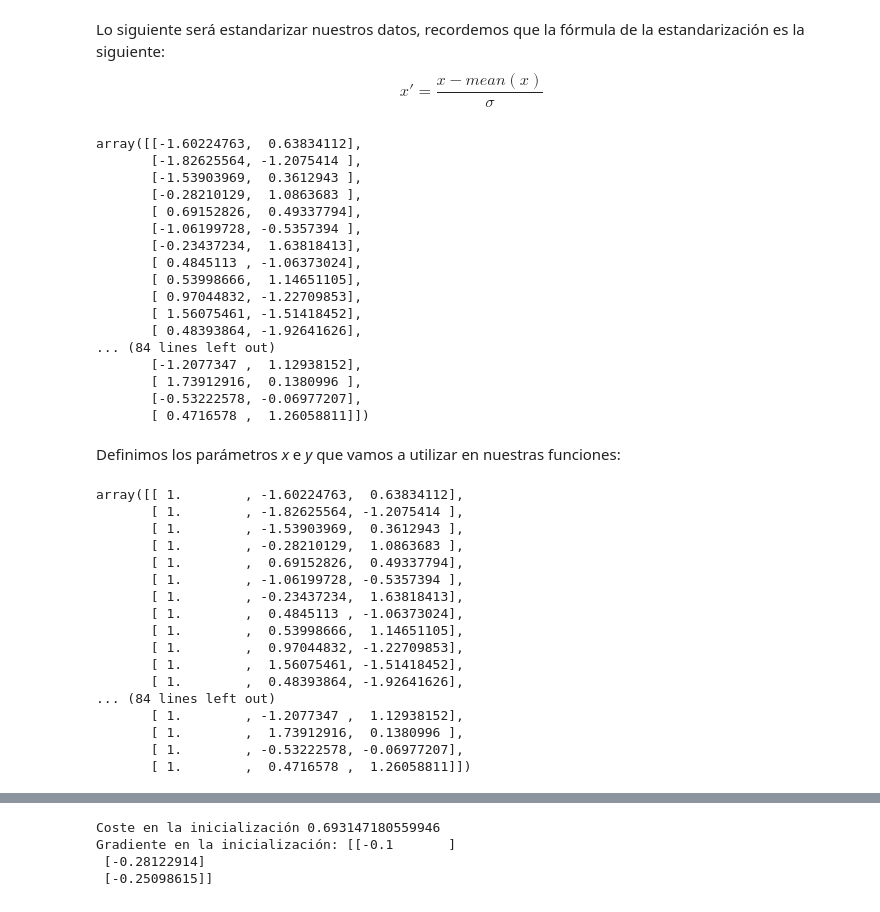
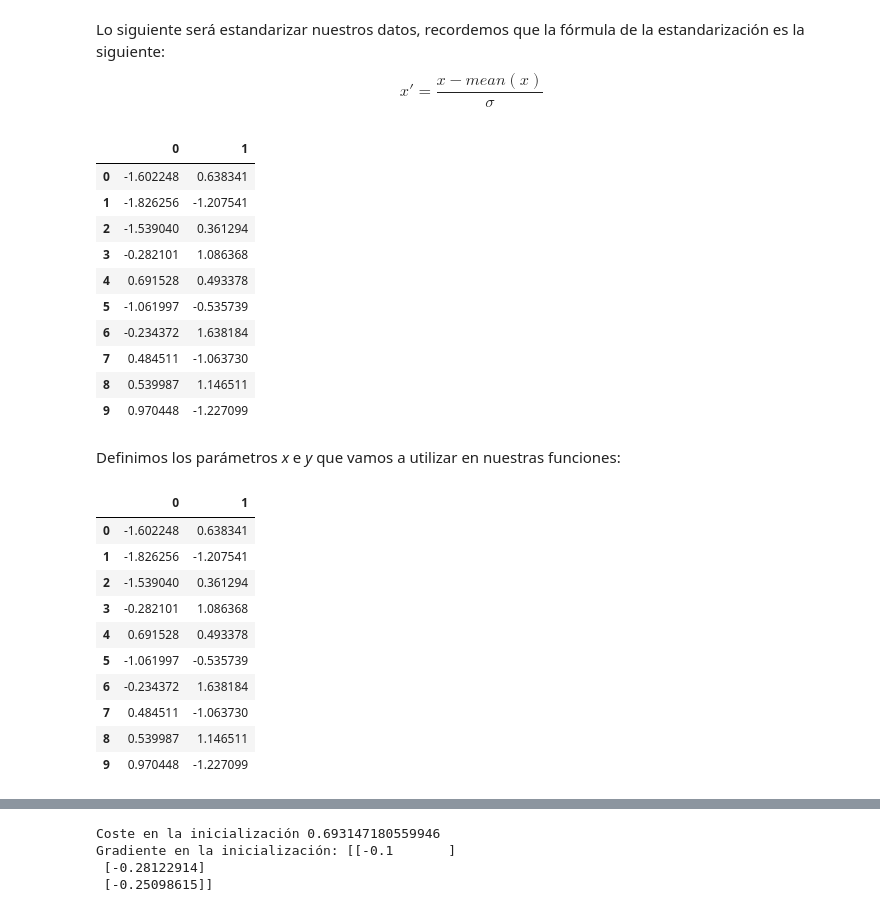
Before and after one commit to jlopezgaldon/machine_learning, a Jupyter notebook: lab01/notebooks/00_Gradient_Descent.ipynb, the cells around one changed output, grey strips where cells are left out. Drawn from its saved outputs; the diff is of its cells as text; code cells hidden in the pictures.

```diff
--- a/lab01/notebooks/00_Gradient_Descent.ipynb
+++ b/lab01/notebooks/00_Gradient_Descent.ipynb
@@ -217,31 +229,26 @@ $$x' = \frac{x - mean(x)}{\sigma}$$
 # %%
     # Calculamos la media
 media = np.mean(puntuaciones, axis = 0)
 
     # Calculamos la desviación
 desviacion = np.std(puntuaciones, axis = 0)
 
     # Realizamos el cálculo
 puntuaciones = (puntuaciones - media) / desviacion
-puntuaciones
+
+mostrar10(puntuaciones)
 # %% [output]
-array([[-1.60224763,  0.63834112],
-       [-1.82625564, -1.2075414 ],
-       [-1.53903969,  0.3612943 ],
-       [-0.28210129,  1.0863683 ],
-       [ 0.69152826,  0.49337794],
-       [-1.06199728, -0.5357394 ],
-       [-0.23437234,  1.63818413],
-       [ 0.4845113 , -1.06373024],
-       [ 0.53998666,  1.14651105],
-       [ 0.97044832, -1.22709853],
-       [ 1.56075461, -1.51418452],
-       [ 0.48393864, -1.92641626],
-... (84 lines left out)
-       [-1.2077347 ,  1.12938152],
-       [ 1.73912916,  0.1380996 ],
-       [-0.53222578, -0.06977207],
-       [ 0.4716578 ,  1.26058811]])
+|  | 0 | 1 |
+| 0 | -1.602248 | 0.638341 |
+| 1 | -1.826256 | -1.207541 |
+| 2 | -1.539040 | 0.361294 |
+| 3 | -0.282101 | 1.086368 |
+| 4 | 0.691528 | 0.493378 |
+| 5 | -1.061997 | -0.535739 |
+| 6 | -0.234372 | 1.638184 |
+| 7 | 0.484511 | -1.063730 |
+| 8 | 0.539987 | 1.146511 |
+| 9 | 0.970448 | -1.227099 |
 # %% [markdown]
 Definimos los parámetros *x* e *y* que vamos a utilizar en nuestras funciones:
 # %%
@@ -251,25 +258,19 @@ columnas = puntuaciones.shape[1]
 
     # Llamamos x a las puntuaciones añadiendo una columna de 1 como término independiente
 x = np.append(np.ones((filas, 1)), puntuaciones, axis=1)
-x
+mostrar10(puntuaciones)
 # %% [output]
-array([[ 1.        , -1.60224763,  0.63834112],
-       [ 1.        , -1.82625564, -1.2075414 ],
-       [ 1.        , -1.53903969,  0.3612943 ],
-       [ 1.        , -0.28210129,  1.0863683 ],
-       [ 1.        ,  0.69152826,  0.49337794],
-       [ 1.        , -1.06199728, -0.5357394 ],
-       [ 1.        , -0.23437234,  1.63818413],
-       [ 1.        ,  0.4845113 , -1.06373024],
-       [ 1.        ,  0.53998666,  1.14651105],
-       [ 1.        ,  0.97044832, -1.22709853],
-       [ 1.        ,  1.56075461, -1.51418452],
-       [ 1.        ,  0.48393864, -1.92641626],
-... (84 lines left out)
-       [ 1.        , -1.2077347 ,  1.12938152],
-       [ 1.        ,  1.73912916,  0.1380996 ],
-       [ 1.        , -0.53222578, -0.06977207],
-       [ 1.        ,  0.4716578 ,  1.26058811]])
+|  | 0 | 1 |
+| 0 | -1.602248 | 0.638341 |
+| 1 | -1.826256 | -1.207541 |
+| 2 | -1.539040 | 0.361294 |
+| 3 | -0.282101 | 1.086368 |
+| 4 | 0.691528 | 0.493378 |
+| 5 | -1.061997 | -0.535739 |
+| 6 | -0.234372 | 1.638184 |
+| 7 | 0.484511 | -1.063730 |
+| 8 | 0.539987 | 1.146511 |
+| 9 | 0.970448 | -1.227099 |
 # %%
     # Pasamos resultados a formato columna
 y = resultados.reshape(filas, 1)
```
Also changed, not shown: parts of 7 cells of this notebook, 2 other files.
